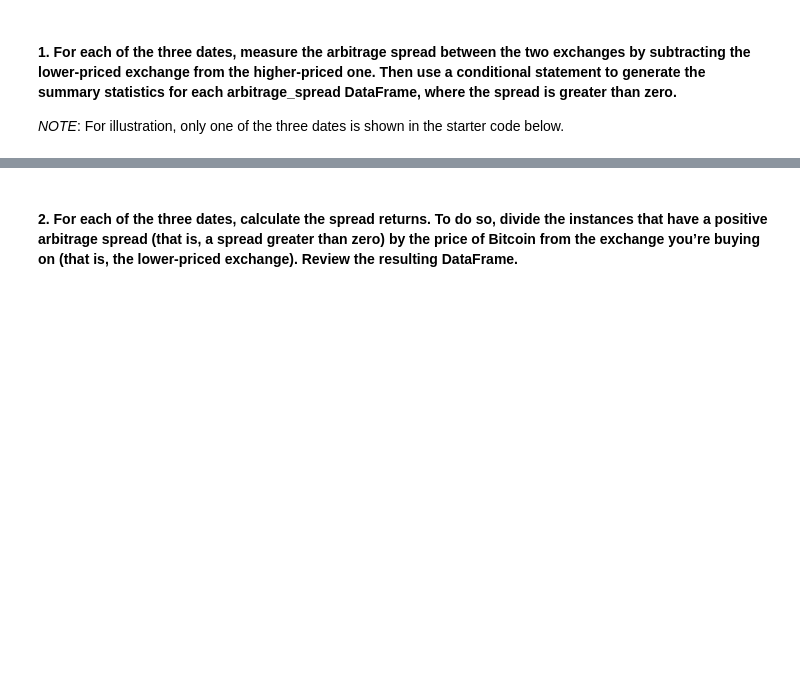
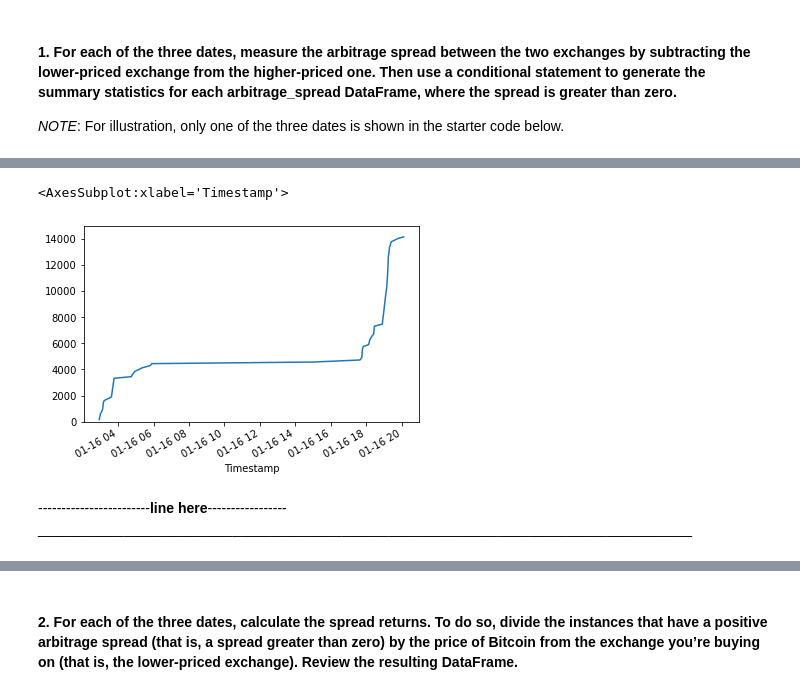
Before and after one commit to endie5/challenge3, a Jupyter notebook: Starter_Code/crypto_arbitrage.ipynb, the cells around one changed output, grey strips where cells are left out. Cells and saved outputs as stored; diff of their text form; code cells hidden in the pictures; blank space fills up the shorter version.

```diff
--- a/Starter_Code/crypto_arbitrage.ipynb
+++ b/Starter_Code/crypto_arbitrage.ipynb
@@ -483,0 +529,9 @@ Name: Close, dtype: float64
+# %%
+cumulative_profit = profit_spread.cumsum()
+# %%
+cumulative_profit.plot(ylim = (0,15000))
+# %% [output]
+<AxesSubplot:xlabel='Timestamp'>
+[figure, added]
+# %% [markdown]
+------------------------**line here**-----------------____________________________________________________________________________________
```
Also changed, not shown: parts of 30 cells of this notebook.
